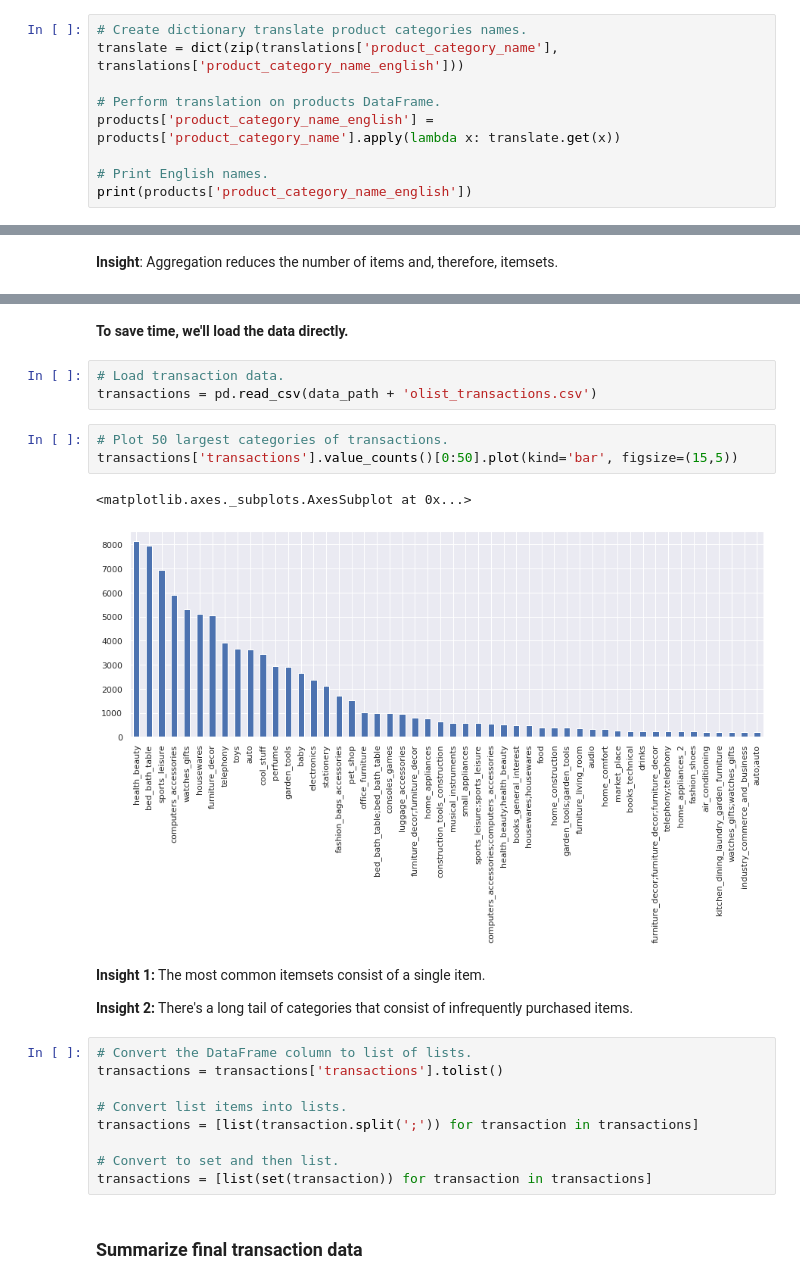
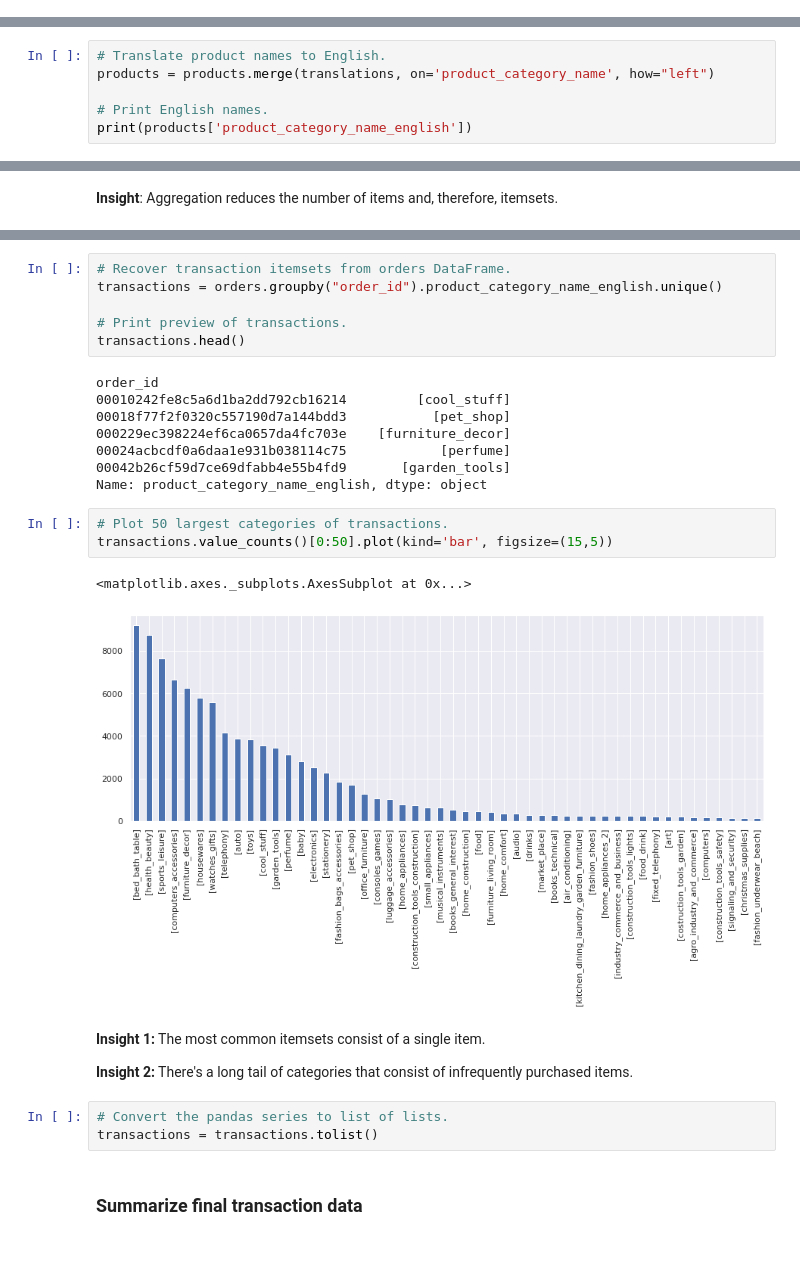
Before and after one commit to datacamp/Market-Basket-Analysis-in-python-live-training, a Jupyter notebook: notebooks/Market-Basket-Analysis-in-Python_Solution.ipynb, the cells around one changed output, grey strips where cells are left out. Drawn from its saved outputs; the diff is of its cells as text; blank space fills up the shorter version.

```diff
--- a/notebooks/Market-Basket-Analysis-in-Python_Solution.ipynb
+++ b/notebooks/Market-Basket-Analysis-in-Python_Solution.ipynb
@@ -144,12 +144,3 @@ translations.head()
 ---
 # %% [markdown]
 ### **Translating item category names**
-# %%
-# Create dictionary translate product categories names.
-translate = dict(zip(translations['product_category_name'], translations['product_category_name_english']))
-
-# Perform translation on products DataFrame.
-products['product_category_name_english'] = products['product_category_name'].apply(lambda x: translate.get(x))
-
-# Print English names.
-print(products['product_category_name_english'])
@@ -168,0 +147,6 @@ Name: product_category_name_english, Length: 32951, dtype: object
+# %%
+# Translate product names to English.
+products = products.merge(translations, on='product_category_name', how="left")
+
+# Print English names.
+print(products['product_category_name_english'])
@@ -251,27 +228,30 @@ transactions.head()
-# %% [markdown]
-**To save time, we'll load the data directly.**
-# %%
-# Load transaction data.
-transactions = pd.read_csv(data_path + 'olist_transactions.csv')
+# %%
+# Recover transaction itemsets from orders DataFrame.
+transactions = orders.groupby("order_id").product_category_name_english.unique()
+
+# Print preview of transactions.
+transactions.head()
+# %% [output]
+order_id
+00010242fe8c5a6d1ba2dd792cb16214         [cool_stuff]
+00018f77f2f0320c557190d7a144bdd3           [pet_shop]
+000229ec398224ef6ca0657da4fc703e    [furniture_decor]
+00024acbcdf0a6daa1e931b038114c75            [perfume]
+00042b26cf59d7ce69dfabb4e55b4fd9       [garden_tools]
+Name: product_category_name_english, dtype: object
 # %%
 # Plot 50 largest categories of transactions.
-transactions['transactions'].value_counts()[0:50].plot(kind='bar', figsize=(15,5))
+transactions.value_counts()[0:50].plot(kind='bar', figsize=(15,5))
 # %% [output]
 <matplotlib.axes._subplots.AxesSubplot at 0x...>
-[figure, old version]
+[figure, new version]
 # %% [markdown]
 **Insight 1:** The most common itemsets consist of a single item.
 
 **Insight 2:** There's a long tail of categories that consist of infrequently purchased items.
-# %%
-# Convert the DataFrame column to list of lists.
-transactions = transactions['transactions'].tolist()
-
-# Convert list items into lists.
-transactions = [list(transaction.split(';')) for transaction in transactions]
-
-# Convert to set and then list.
-transactions = [list(set(transaction)) for transaction in transactions]
+# %%
+# Convert the pandas series to list of lists.
+transactions = transactions.tolist()
 # %% [markdown]
 ### **Summarize final transaction data**
 # %%
```
Also changed, not shown: parts of 9 cells of this notebook.
